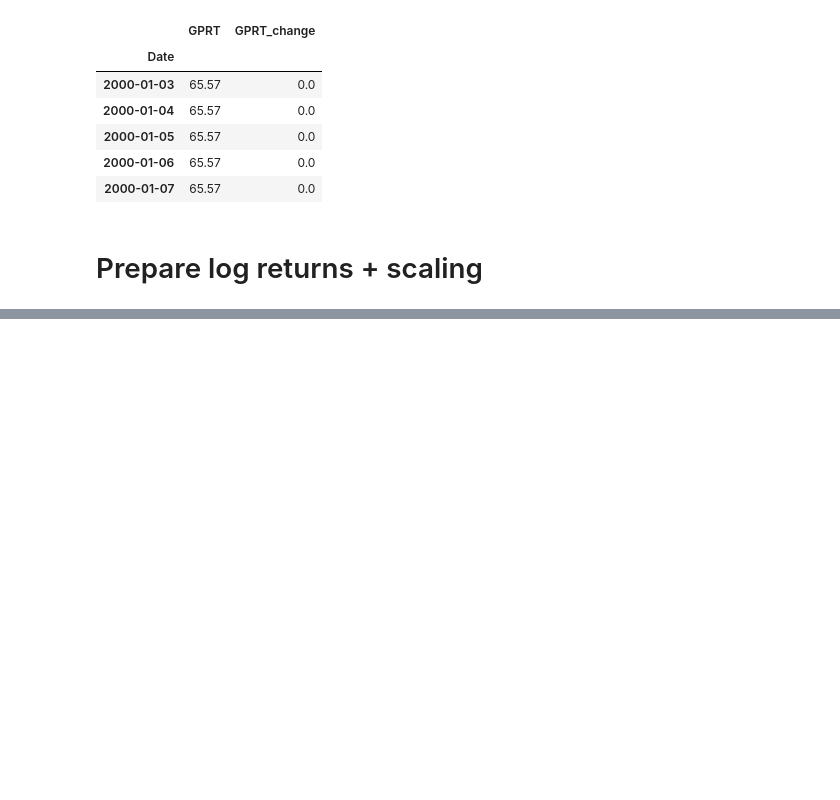
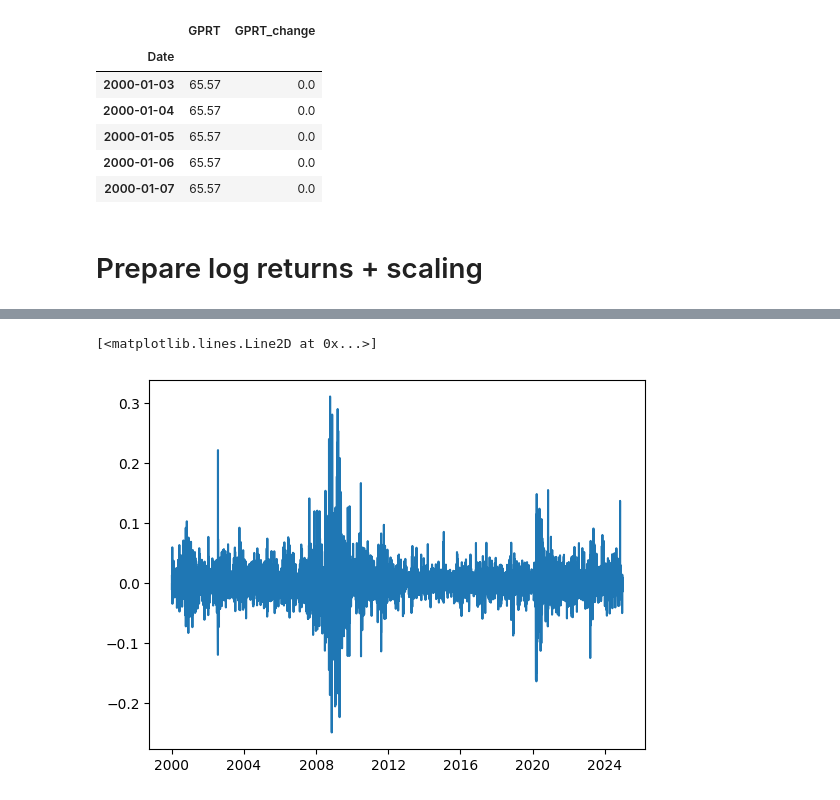
Before and after one commit to andreaskoul/geo_index_dcb, a Jupyter notebook: Geopol factor.ipynb, the cells around one changed output, grey strips where cells are left out. Cells and saved outputs as stored; diff of their text form; code cells hidden in the pictures; blank space fills up the shorter version.

```diff
--- a/Geopol factor.ipynb
+++ b/Geopol factor.ipynb
@@ -826,0 +498,5 @@ final_dict['BAC']
+# %%
+plt.plot(Bank_data_other['ABCB']['RET'])
+# %% [output]
+[<matplotlib.lines.Line2D at 0x...>]
+[figure, added]
```
Also changed, not shown: parts of 67 cells of this notebook, 2 other files.
